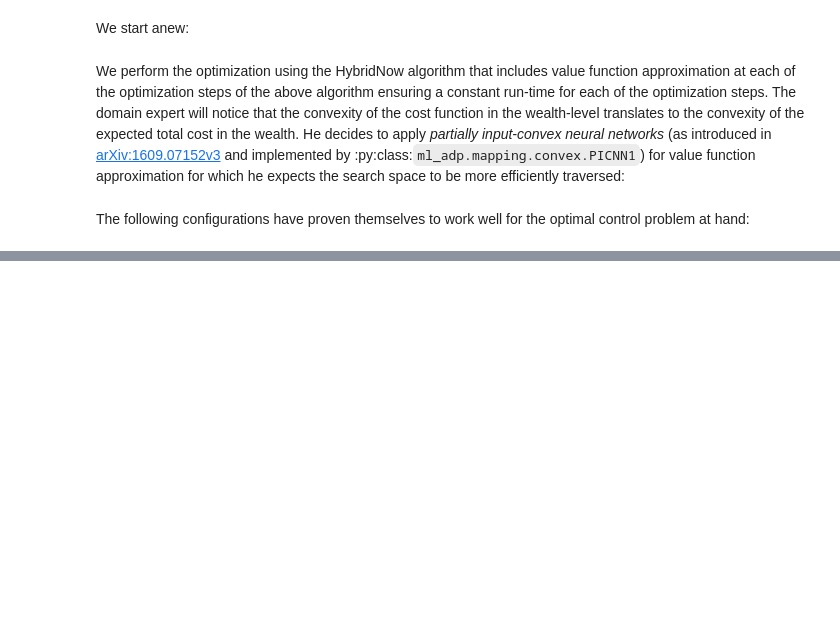
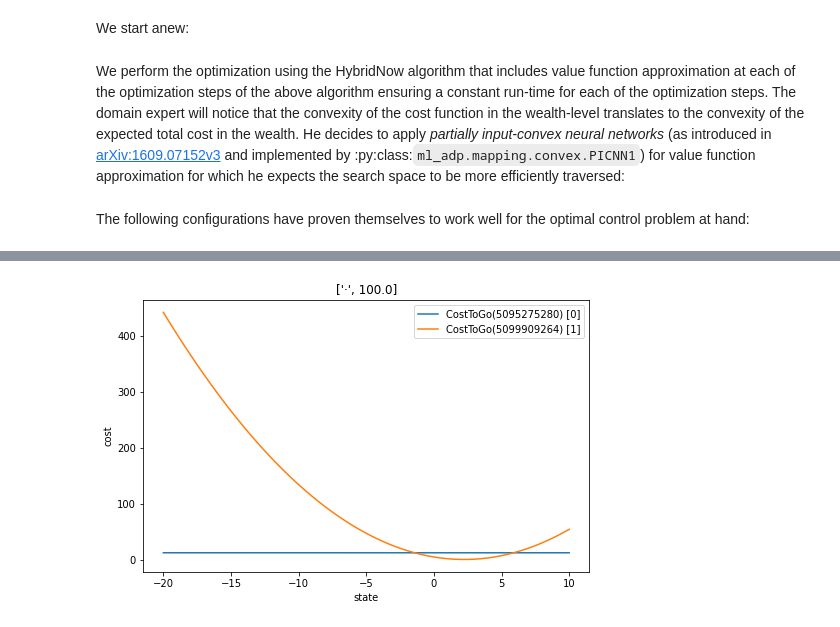
Before and after one commit to rbosh/ml-adp, a Jupyter notebook: doc/examples/option_hedging.ipynb, the cells around one changed output, grey strips where cells are left out. Saved outputs shown, nothing was run; the diff lists cells and outputs as text; code cells hidden in the pictures; blank space fills up the shorter version.

```diff
--- a/doc/examples/option_hedging.ipynb
+++ b/doc/examples/option_hedging.ipynb
@@ -241,9 +242,11 @@ class PFVal(torch.nn.Module):
         self.picnn = ml_adp.mapping.convex.PICNN1(
                             input_config,
                             param_config,
-                            output_activation=None,
-                            param_hidden_activation=torch.nn.ReLU(),
-                            floor_func=torch.nn.Softplus()
+                            #output_activation=None,
+                            hidden_activation=torch.nn.ELU(),
+                            param_hidden_activation=torch.nn.ELU(),
+                            floor_func=torch.nn.ReLU(),
+                            uniform_init_range=(-5, -1)
                             )
 
     def forward(self, states, rand_effs=None):
@@ -251,12 +254,13 @@ class PFVal(torch.nn.Module):
 # %% [markdown]
 The following configurations have proven themselves to work well for the optimal control problem at hand:
 # %%
-input_hidden_sizes = (35,35)
-param_hidden_sizes = (55,55)
+input_hidden_sizes = (80,)
+param_hidden_sizes = (80,)
 
 # For the optimization of the PICNNs
-approximation_optimizer = "SGD"
-approximation_lr = 0.015002935353031616
+approximation_optimizer = "Adam"
+approximation_lr = 0.14094257426816312
 approximation_gamma = 0.9998846278130944
 
 approximation_gradient_descent_steps = 400
+approximation_batch_size = 120
@@ -265,78 +267,71 @@ Choose hyperparamters that have been empirically discovered to perform well:
 # %%
 sims_size = 6000
-approximation_batch_size = 30
 
-cost_approximators = []
+print("Optimizing the following model using Hybrid-Algorithm:")
+print(cost_to_go.__repr__(include_id=True))
+cost_to_go.eval()
 
-cost_approximator = cost_to_go[-1]  # This can be taken exact
+cost_approximators = []  # Create cost approximators on the fly and save in list
+cost_approximator = cost_to_go[-1]  # First single-step cost approximator is exact
 
 for step in reversed(range(len(cost_to_go) - 1)):
 
+    print(f"Step {step}:")
+
+    sub_ctg = cost_to_go[step] + cost_approximator
     state_sampler = state_samplers[step]
     random_effects_sampler = random_effects_samplers[step]
 
-    sub_ctg = cost_to_go[step] + cost_approximator
+    # Control Optimization:
+    sub_ctg.control_functions[0].train()
+    optimizer = getattr(torch.optim, optimizer_name)(sub_ctg.control_functions[0].parameters(), lr=lr)
 
-    sub_ctg.control_functions[0].train()
-    optimizer = getattr(torch.optim, optimizer_name)(sub_ctg.control_functions[0].parameters(), lr=learning_rate)
-
-    print("Optimizing the following costtogo:")
-    print(sub_ctg.__repr__(optimizer=optimizer, include_id=True))
-
-    for epoch in range(gradient_descent_steps):
+    optimization_iterations = tqdm(range(gradient_descent_steps))
+    for _ in optimization_iterations:
 
         rand_effs = random_effects_sampler(sims_size, len(rel_cost_to_go))
         state = state_sampler(sims_size)
 
         cost = sub_ctg(state, rand_effs).mean()
-
-        if epoch % 100 == 0:
-            print(f"Step {step} Control Optimization: MC Iteration {epoch : >4}, Cost {cost : >18.10f}")
-
         cost.backward()
         optimizer.step()
         optimizer.zero_grad()
 
+        optimization_iterations.set_description(f"Total cost of `cost_to_go[{step}:]`: {cost:9.4f}")
+
+    # Cost Function Approximation
     sub_ctg.eval()
+    cost_approximator = ml_adp.cost.CostToGo.from_steps(0)
+    cost_approximator.cost_functions[0] = PFVal(input_hidden_sizes, param_hidden_sizes)
+    cost_approximator.to(device)
+    cost_approximators.insert(0, cost_approximator)
+    optimizer = getattr(torch.optim, approximation_optimizer)(cost_approximator.cost_functions[0].parameters(), lr=approximation_lr)
 
-    cost_approximator = ml_adp.cost.CostToGo.from_steps(0)
-    cost_approximator.cost_functions[-1] = PFVal(input_hidden_sizes, param_hidden_sizes)
-    cost_approximator.eval()
-    cost_approximator.to(device)
-    cost_approximators.append(cost_approximator)
-
-    cost_approximator.cost_functions[0].train()
-    optimizer = torch.optim.Adam(cost_approximator.cost_functions[0].parameters(), lr=approximation_lr)
-
-    print("Minimzing L2 distance between:")
-    print(cost_approximator.__repr__(optimizer=optimizer, include_id=True))
-    print(rel_cost_to_go.__repr__(optimizer=optimizer, include_id=True))
-
-    for epoch in range(approximation_gradient_descent_steps):
+    approximation_iterations = tqdm(range(approximation_gradient_descent_steps))
+    for _ in approximation_iterations:
 
         state = state_sampler(approximation_batch_size)
         rand_effs = random_effects_sampler(sims_size, len(sub_ctg))
 
+        with torch.no_grad():
+            cost = torch.tensor([sub_ctg(state, rand_effs).mean() for state in state])
         approx_cost = cost_approximator(state)
-        cost = torch.tensor([sub_ctg(state, rand_effs).mean() for state in state])
-
         approx_error = torch.norm(cost - approx_cost, p=2)
-
-        if epoch % 100 == 0:
-            print(f"Step {step} Value Approximation: MC Iteration {epoch : >4}, Approximation Error {approx_error.item() : >18.10f}")
-
-        if epoch % 100 == 0 and epoch > 0:
-            cost_approximator.plot_state_component_range(
-                torch.arange(0., 10.5, 0.5).to(device),
-                torch.arange(100., 101.).to(device),
-                random_effects=rand_effs,
-                versus=sub_ctg,
-                plot_size=(8,5)
-            )
-            plt.show()
 
         approx_error.backward()
         optimizer.step()
         optimizer.zero_grad()
 
+        approximation_iterations.set_description(f"Approximation Error: {approx_error:9.4f}")
+
     cost_approximator.eval()
+    with torch.no_grad():
+        cost_approximator.plot_state_component_range(
+            torch.arange(-20., 10.5, 0.5).to(device),
+            torch.arange(100., 101.).to(device),
+            random_effects=rand_effs,
+            versus=sub_ctg,
+            plot_size=(8,5)
+        )
+        plt.show()
+# %% [output]
@@ -342,0 +351 @@ for step in reversed(range(len(cost_to_go) - 1)):
+[figure, added]
```
Also changed, not shown: parts of 6 cells of this notebook, 4 other files.
